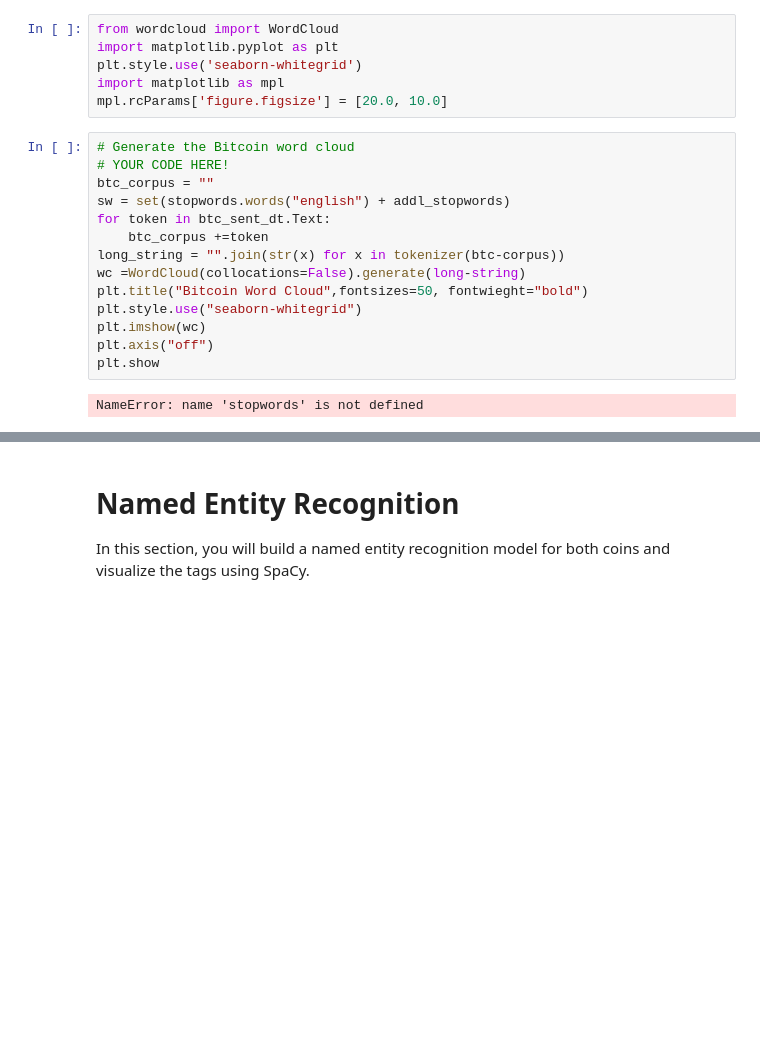
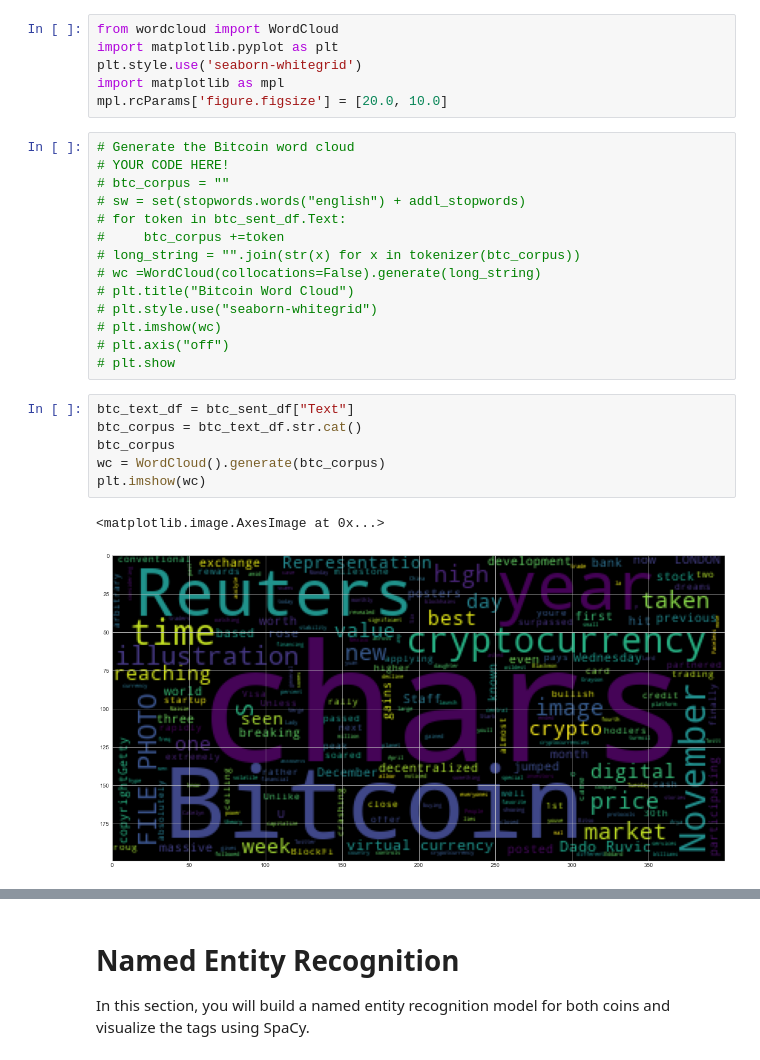
Before and after one commit to jacioduor/Unit_12_NLP_Homework, a Jupyter notebook: crypto_sentiment.ipynb, the cells around one changed output, grey strips where cells are left out. Cells and saved outputs as stored; diff of their text form; blank space fills up the shorter version.

```diff
--- a/crypto_sentiment.ipynb
+++ b/crypto_sentiment.ipynb
@@ -384,19 +384,26 @@ mpl.rcParams['figure.figsize'] = [20.0, 10.0]
 # %%
 # Generate the Bitcoin word cloud
 # YOUR CODE HERE!
-btc_corpus = ""
-sw = set(stopwords.words("english") + addl_stopwords)
-for token in btc_sent_dt.Text:
-    btc_corpus +=token
-long_string = "".join(str(x) for x in tokenizer(btc-corpus))
-wc =WordCloud(collocations=False).generate(long-string)
-plt.title("Bitcoin Word Cloud",fontsizes=50, fontwieght="bold")
-plt.style.use("seaborn-whitegrid")
-plt.imshow(wc)
-plt.axis("off")
-plt.show
+# btc_corpus = ""
+# sw = set(stopwords.words("english") + addl_stopwords)
+# for token in btc_sent_df.Text:
+#     btc_corpus +=token
+# long_string = "".join(str(x) for x in tokenizer(btc_corpus))
+# wc =WordCloud(collocations=False).generate(long_string)
+# plt.title("Bitcoin Word Cloud")
+# plt.style.use("seaborn-whitegrid")
+# plt.imshow(wc)
+# plt.axis("off")
+# plt.show
-# %% [output]
-NameError: name 'stopwords' is not defined
+# %%
+btc_text_df = btc_sent_df["Text"]
+btc_corpus = btc_text_df.str.cat()
+btc_corpus
+wc = WordCloud().generate(btc_corpus)
+plt.imshow(wc)
+# %% [output]
+<matplotlib.image.AxesImage at 0x...>
+[figure, added]
 # %%
 # Generate the Ethereum word cloud
 # YOUR CODE HERE!
```
Also changed, not shown: parts of 23 cells of this notebook.
